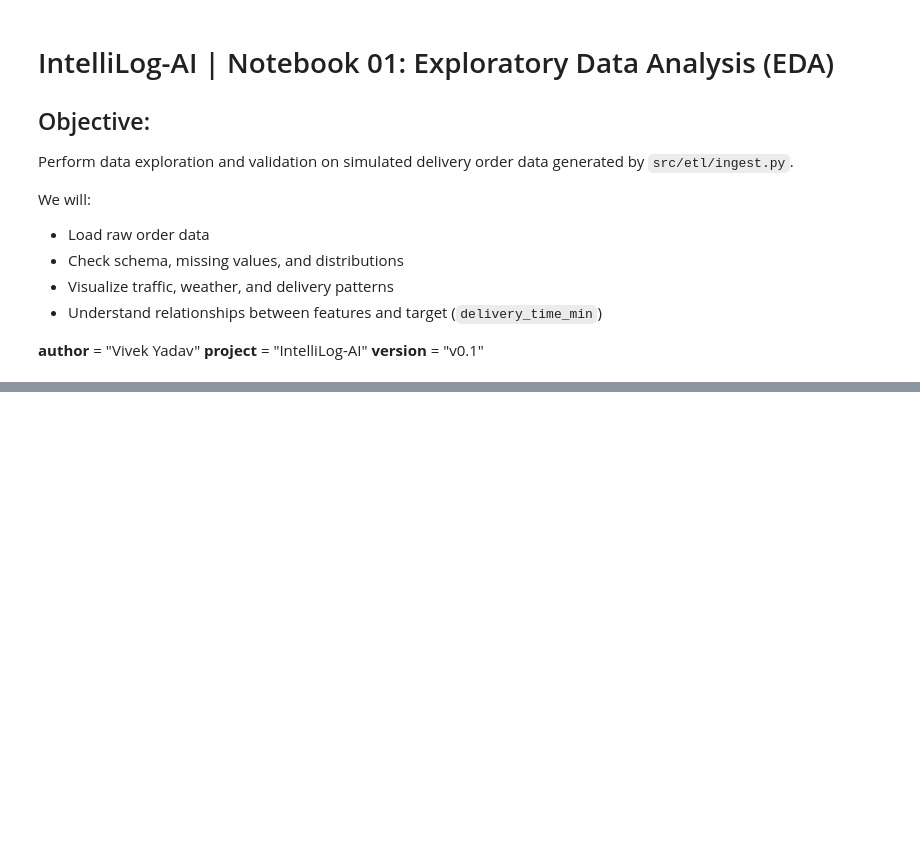
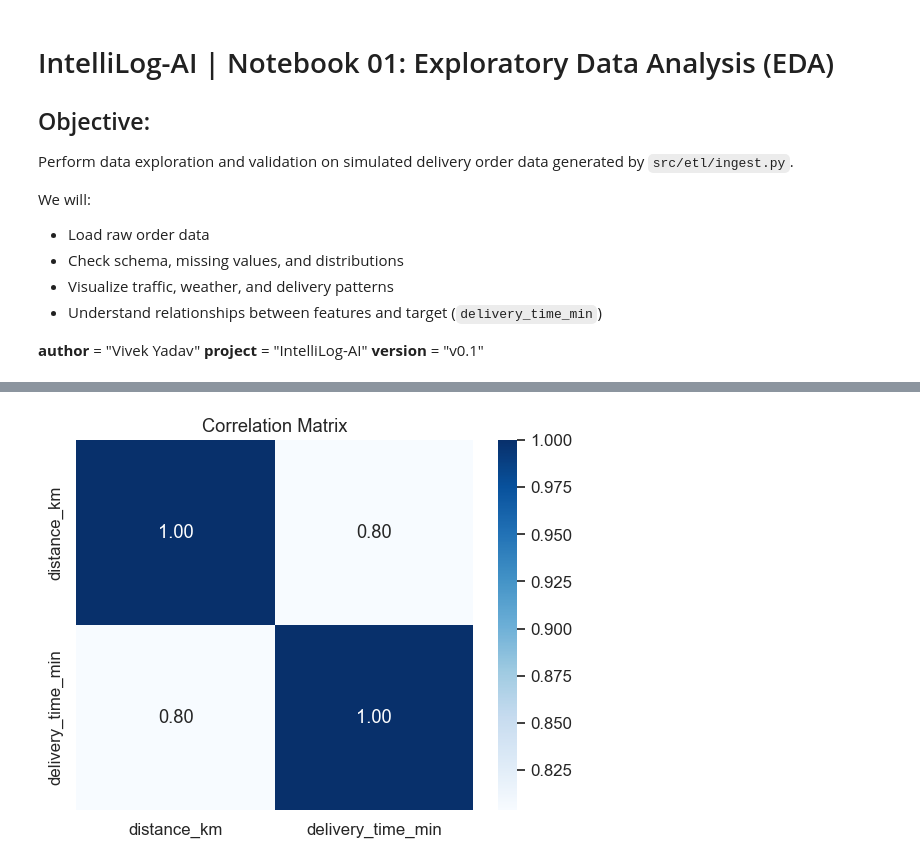
Before and after one commit to VIVEK-MARRI/IntelliLog-AI, a Jupyter notebook: notebooks/01_data_exploration.ipynb, the cells around one changed output, grey strips where cells are left out. Cells and saved outputs as stored; diff of their text form; code cells hidden in the pictures; blank space fills up the shorter version.

```diff
--- a/notebooks/01_data_exploration.ipynb
+++ b/notebooks/01_data_exploration.ipynb
@@ -33,0 +141,7 @@ ModuleNotFoundError: No module named 'seaborn'
+# %%
+corr = df[["distance_km", "delivery_time_min"]].corr()
+sns.heatmap(corr, annot=True, cmap="Blues", fmt=".2f")
+plt.title("Correlation Matrix")
+plt.show()
+# %% [output]
+[figure, added]
```
Also changed, not shown: parts of 16 cells of this notebook, 5 other files.
